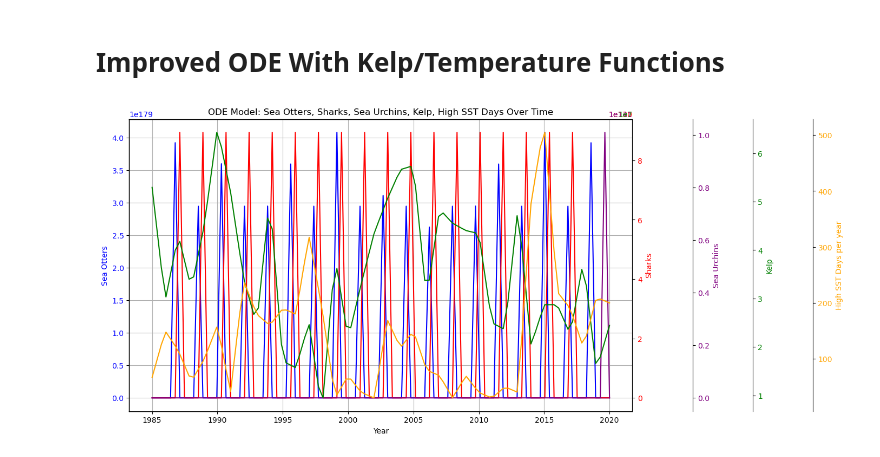
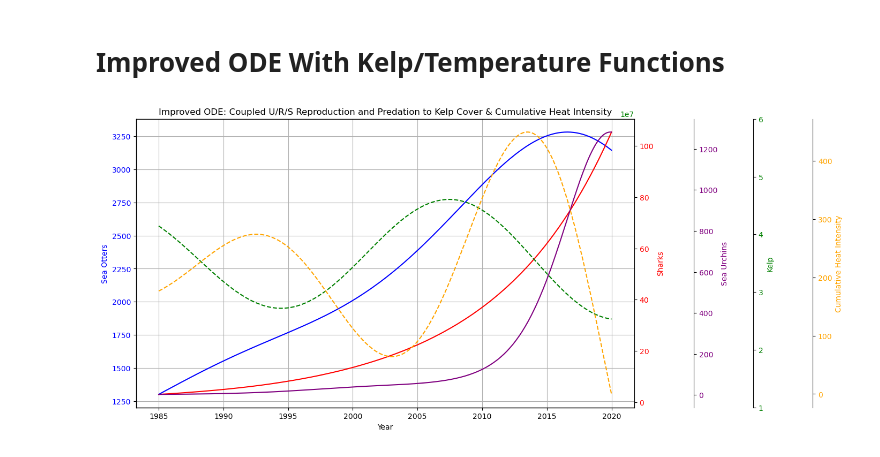
Before and after one commit to doralayanto/UW_AMATH383_SoCal_Marine_Dynamics, a Jupyter notebook: display_processed_data.ipynb, the cells around one changed output. Saved outputs shown, nothing was run; the diff lists cells and outputs as text; code cells hidden in the pictures.

```diff
--- a/display_processed_data.ipynb
+++ b/display_processed_data.ipynb
@@ -135,44 +204,41 @@ plt.show()
 # Improved ODE With Kelp/Temperature Functions
 # %%
 import numpy as np
-import pandas as pd
 import matplotlib.pyplot as plt
 from scipy.integrate import odeint
-from scipy.interpolate import interp1d
-
-# Interpolate T and K over the time range
-t = np.linspace(1985, 2020, 100)
-T_interp = interp1d(processed_hotdays['Year'], processed_hotdays['Hot_Days'], kind='linear', fill_value='extrapolate')
-K_interp = interp1d(processed_kelp['Year'], processed_kelp['Total_Area'], kind='linear', fill_value='extrapolate')
-
-# Create arrays for plotting
-T_vals = T_interp(t)
-K_vals = K_interp(t)
 
 # Define constant parameters
-a = 0.07
-b = 0.0
+a = 0.000000001
+b = 0.00001
+c = 0.0007
 
-d = 0.025
-e = 0.0
-f = 0.00
+d = 0.000000001
+e = 0.0000001
+f = 12000
 
-g = 0.1
-h = 0.0
+g = 0.095
+h = 100
 
-i = 0.0000
-c = 13.5  # Reference temperature for the absolute value term
+# Define the kelp function K(x)
+def kelp_function(x):
+    return 2.8630 * np.sin(0.2418 * x + 0.0061) * np.exp(0.0075 * x) + 36164490.4391
 
-# Define the system of ODEs based on your equations
-def system(y, t, a, b, d, e, f, g, h, c, i):
+# Define the hot days function T(x)
+def hotdays_function(x):
+    return 4.866e-49 * np.sin(0.3 * (x + 3)) * np.exp(0.058 * x) + 200.1605
+
+# Define the ODE system
+def system(y, t, a, b, d, e, f, g, h, i, c):
     U, R, S = y
-    T = T_interp(t)  # Interpolated temperature at time t
-    K = K_interp(t)  # Interpolated carrying capacity at time t
+    K = kelp_function(t)
+    T = hotdays_function(t)
 
-    # Updated ODE equations with T and K terms
-    #dU_dt = a * U - b * U * R + abs(T - c) * i * U
-    dU_dt = a * U - b * U * R
-    dR_dt = d *K * R + e * U * R - (f / K) * S * R
+    # Ensure K is never zero to avoid division errors
+    K = max(K, 1e-6)
+
+    # Define system equations
+    dU_dt = a * K * U - b * U * R + c * T * U
+    dR_dt = d * K * R + e * U * R - (f / K) * S * R
     dS_dt = g * S + (h / K) * S * R
 
     return [dU_dt, dR_dt, dS_dt]
@@ -180,55 +246,64 @@ def system(y, t, a, b, d, e, f, g, h, c, i):
 # Initial conditions: [U, R, S]
 y0 = [3, 1300, 3]
 
-# Solve the system
-solution = odeint(system, y0, t, args=(a, b, d, e, f, g, h, c, i))
+# Time span
+t = np.linspace(1985, 2020, 300)
+
+# Solve the system:
+solution = odeint(system, y0, t, args=(a, b, d, e, f, g, h, i, c), mxstep=10000)
 
 # Extract the solution for each species
 U = solution[:, 0]  # Sea urchins
 R = solution[:, 1]  # Sea otters
 S = solution[:, 2]  # Sharks
 
+# Generate kelp and hotdays values over time
+kelp_y = kelp_function(t)
+hotdays_y = hotdays_function(t)
+
 # Create figure and first axis
 fig, ax1 = plt.subplots(figsize=(12, 7))
 
-# Plot Sea Otters
+# First y-axis (Sea otters)
 ax1.plot(t, R, color="blue", label="Sea Otters")
 ax1.set_ylabel("Sea Otters", color="blue")
 ax1.tick_params(axis="y", labelcolor="blue")
 
-# Plot Sharks
+# Second y-axis (Sharks)
 ax2 = ax1.twinx()
 ax2.plot(t, S, color="red", label="Sharks")
 ax2.set_ylabel("Sharks", color="red")
 ax2.tick_params(axis="y", labelcolor="red")
 
-# Plot Sea Urchins
+# Third y-axis (Sea urchins)
 ax3 = ax1.twinx()
 ax3.spines["right"].set_position(("outward", 80))
 ax3.plot(t, U, color="purple", label="Sea Urchins")
 ax3.set_ylabel("Sea Urchins", color="purple")
 ax3.tick_params(axis="y", labelcolor="purple")
 
-# Plot Kelp (using saved K values)
+# Fourth y-axis (Kelp)
 ax4 = ax1.twinx()
 ax4.spines["right"].set_position(("outward", 160))
-ax4.plot(t, K_vals, color="green", label="Kelp")
+ax4.plot(t, kelp_y, color="green", linestyle="--", label="Kelp")
 ax4.set_ylabel("Kelp", color="green")
 ax4.tick_params(axis="y", labelcolor="green")
+ax4.set_ylim([1e7, 6e7])
 
-# Plot High SST Days (using saved T values)
+# Fifth y-axis (Hot days)
 ax5 = ax1.twinx()
 ax5.spines["right"].set_position(("outward", 240))
-ax5.plot(t, T_vals, color="orange", label="Number of High SST Days")
-ax5.set_ylabel("High SST Days per year", color="orange")
+ax5.plot(t, hotdays_y, color="orange", linestyle="--", label="Hot Days")
+ax5.set_ylabel("Cumulative Heat Intensity", color="orange")
 ax5.tick_params(axis="y", labelcolor="orange")
 
 # Title and grid
-plt.title("ODE Model: Sea Otters, Sharks, Sea Urchins, Kelp, High SST Days Over Time")
+plt.title("Improved ODE: Coupled U/R/S Reproduction and Predation to Kelp Cover & Cumulative Heat Intensity")
 ax1.grid(True)
 ax1.set_xlabel("Year")
 
 # Show the plot
 plt.show()
+print("Coupled urchin reproduction to Cumulative heat intensity, coupled urchin/otter repro to Kelp cover, and coupled shark->otter predation to Kelp cover")
 # %% [output]
-[figure, old version]
+[figure, new version]
```
Also changed, not shown: parts of 5 cells of this notebook.
